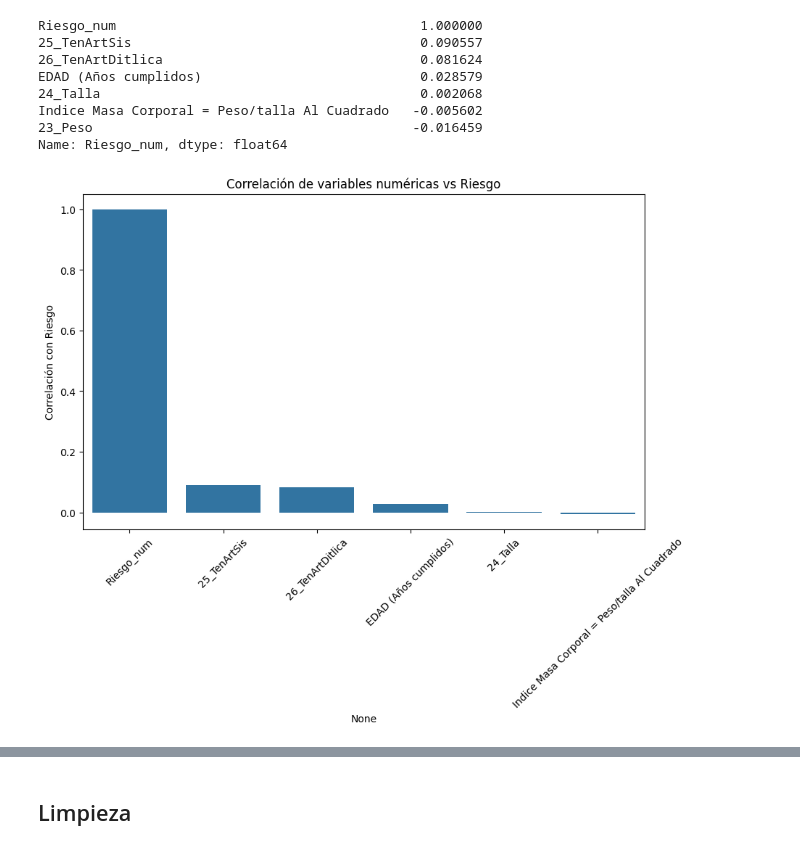
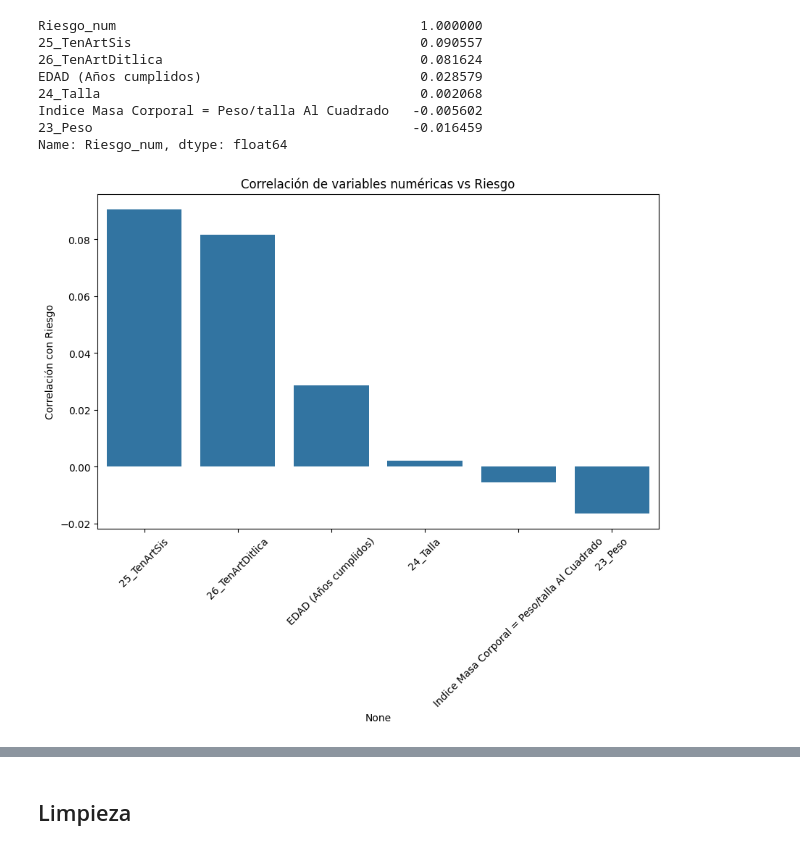
Before and after one commit to elkofix/cardiac-risk-db, a Jupyter notebook: explorative_data_analysis.ipynb, the cells around one changed output, grey strips where cells are left out. Saved outputs shown, nothing was run; the diff lists cells and outputs as text; code cells hidden in the pictures.

Commit message:
feat: adding graphic interpretation and conclusion

```diff
--- a/explorative_data_analysis.ipynb
+++ b/explorative_data_analysis.ipynb
@@ -229,5 +161,4 @@ Ninguna otra variable categorica influye en la falta de la variable, entonces lo
 # %%
-df= df[(df['25_TenArtSis'] != 0) & (df['26_TenArtDitlica'] != 0)]
+df= df[(df['25_TenArtSis'] != 0)]
 # %%
-df = df[(df['25_TenArtSis'] >= 70) & (df['25_TenArtSis'] <= 250) &
-        (df['26_TenArtDitlica'] >= 40) & (df['26_TenArtDitlica'] <= 150)]
+df = df[(df['25_TenArtSis'] >= 70) & (df['25_TenArtSis'] <= 250)z]
@@ -341,15 +295,18 @@ Name: Riesgo_num, dtype: float64
 # %%
 import matplotlib.pyplot as plt
 import seaborn as sns
 
 plt.figure(figsize=(10,6))
-sns.barplot(x=correlacion_riesgo.index[:-1], y=correlacion_riesgo.values[:-1])
+sns.barplot(
+    x=correlacion_riesgo.index[1:],
+    y=correlacion_riesgo.values[1:]
+)
 plt.xticks(rotation=45)
 plt.ylabel("Correlación con Riesgo")
 plt.title("Correlación de variables numéricas vs Riesgo")
 plt.show()
 # %% [output]
-[figure, old version]
+[figure, new version]
 # %%
 categoricas = df.select_dtypes(include=['object']).columns.tolist()
 categoricas.remove('Riesgo')
```
Also changed, not shown: parts of 10 cells of this notebook.
